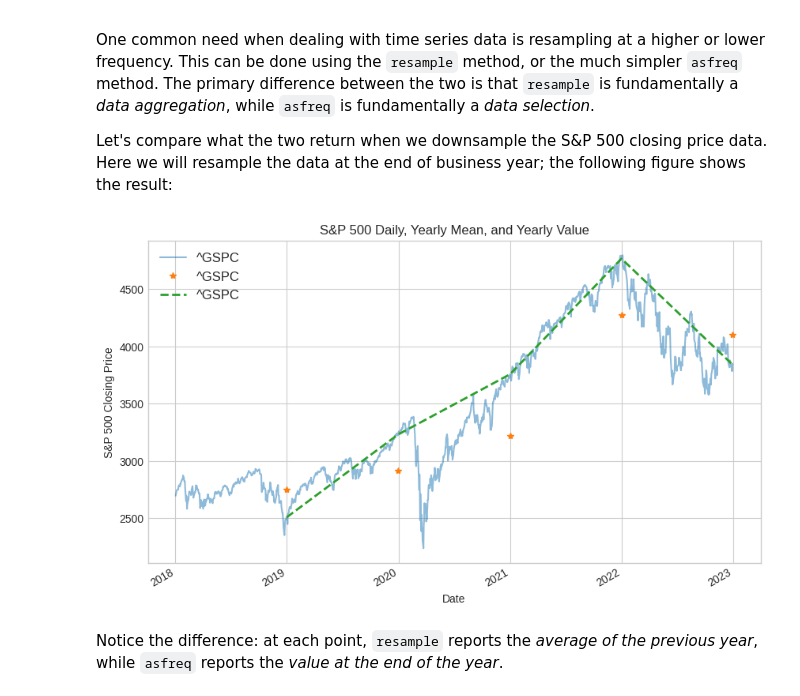
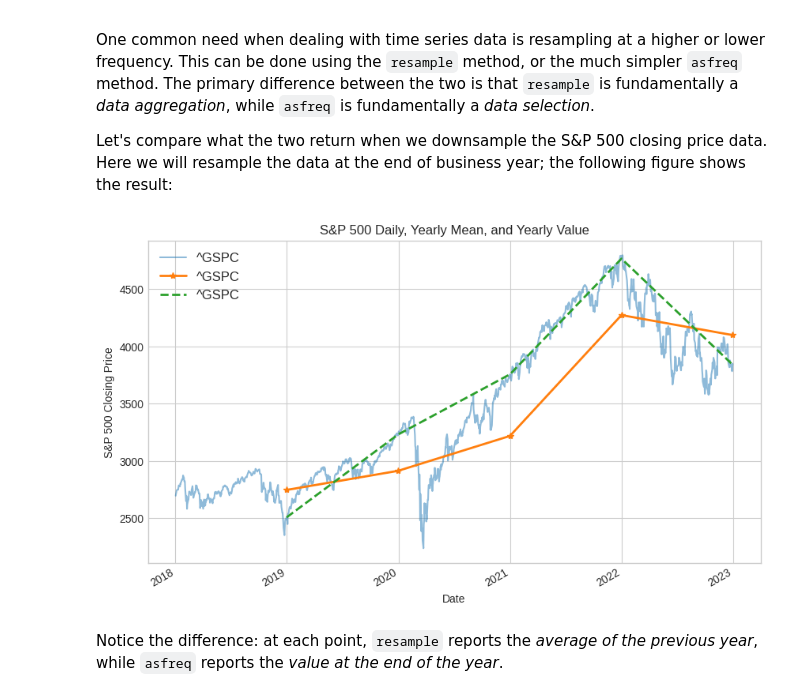
Before and after one commit to technologyhamed/Pandas, a Jupyter notebook: 03_11_Working_with_Time_Series.ipynb, the cells around one changed output. Saved outputs shown, nothing was run; the diff lists cells and outputs as text; code cells hidden in the pictures.

```diff
--- a/03_11_Working_with_Time_Series.ipynb
+++ b/03_11_Working_with_Time_Series.ipynb
@@ -428,26 +428,26 @@ Here we will resample the data at the end of business year; the following figure
 # %%
 import matplotlib.pyplot as plt
 import seaborn as sns
 
 # Set the style
 plt.style.use('seaborn-v0_8-whitegrid')
 
 # Create the plot
 fig, ax = plt.subplots(figsize=(10, 6))  # Adjust figure size
 
 sp500.plot(alpha=0.5, style='-', ax=ax, label='Daily Data')
-sp500.resample('BYE').mean().plot(style='*', ax=ax, label='Business Year-End Mean', linewidth=2)
+sp500.resample('BYE').mean().plot(style='-*', ax=ax, label='Business Year-End Mean', linewidth=2)
 sp500.asfreq('BYE').plot(style='--', ax=ax, label='Business Year-End Value', linewidth=2)
 
 # Customize the plot
 ax.set_ylabel('S&P 500 Closing Price')  # Set y-axis label
 ax.set_title('S&P 500 Daily, Yearly Mean, and Yearly Value')  # Set title
 ax.legend(loc='upper left', fontsize=12)  # Customize legend
 ax.grid(True)
 
 plt.show()
 # %% [output]
-[figure, old version]
+[figure, new version]
 # %% [markdown]
 Notice the difference: at each point, `resample` reports the *average of the previous year*, while `asfreq` reports the *value at the end of the year*.
 # %% [markdown]
```
Also changed, not shown: parts of 15 cells of this notebook.
